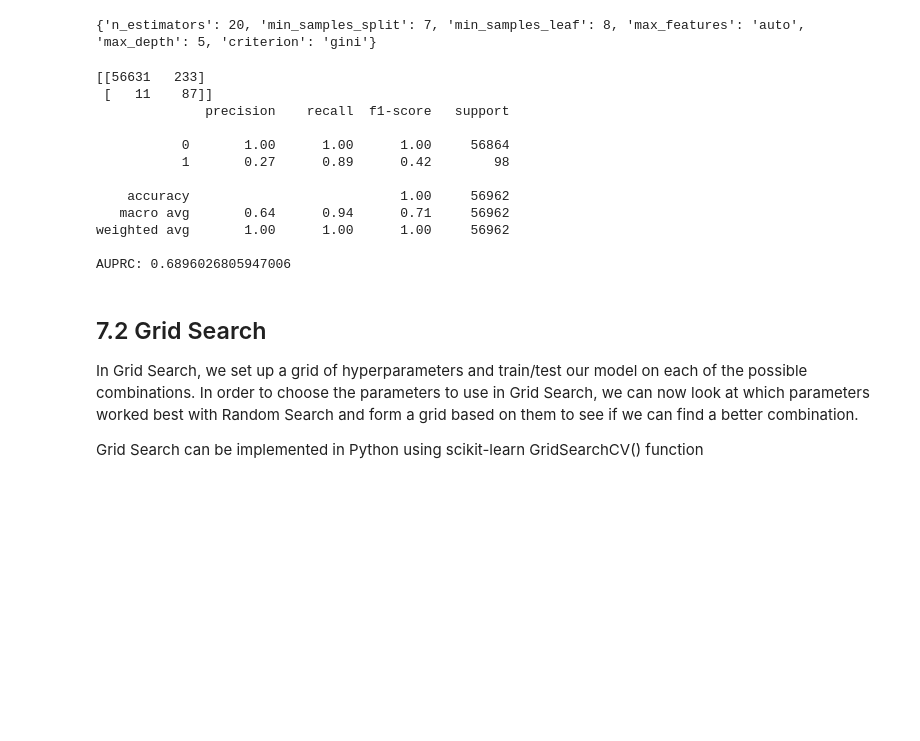
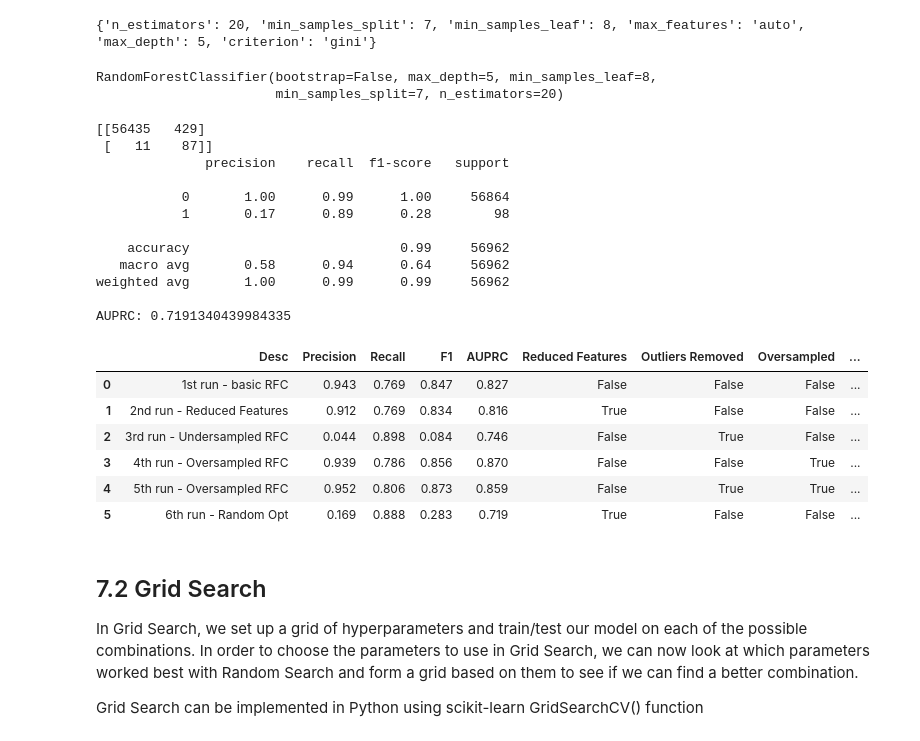
Before and after one commit to JonCrook/icl-ml-portfolio, a Jupyter notebook: Fraud_Detection.ipynb, the cells around one changed output. Drawn from its saved outputs; the diff is of its cells as text; code cells hidden in the pictures; blank space fills up the shorter version.

```diff
--- a/Fraud_Detection.ipynb
+++ b/Fraud_Detection.ipynb
@@ -1183,9 +1197,26 @@ weighted avg       1.00      1.00      1.00     56962
 print(model.best_params_)
 # %% [output]
 {'n_estimators': 20, 'min_samples_split': 7, 'min_samples_leaf': 8, 'max_features': 'auto', 'max_depth': 5, 'criterion': 'gini'}
+# %%
+# Initialise a model with the best params from the Random search
+best_params = {
+    'criterion': 'gini',
+    'n_estimators': 20,
+    'max_depth': 5,
+    'max_features': 'sqrt',
+    'min_samples_split': 7,
+    'min_samples_leaf': 8,
+    'bootstrap': False
+}
+
+clf = RandomForestClassifier(**best_params)
+clf.fit(X_train, y_train)
+# %% [output]
+RandomForestClassifier(bootstrap=False, max_depth=5, min_samples_leaf=8,
+                       min_samples_split=7, n_estimators=20)
 # %%
 # Run against the test dataset and record results
-cr, auprc = run_against_test(model.best_estimator_, X_test, y_test)
+cr, auprc = run_against_test(clf, X_test, y_test)
 
 add_to_results('6th run - Random Opt', cr, auprc,
                reduced_features = True,
@@ -1194,18 +1225,28 @@ add_to_results('6th run - Random Opt', cr, auprc,
                undersampled = False,
                hyperparam_opt = 'Random')
 # %% [output]
-[[56631   233]
+[[56435   429]
  [   11    87]]
               precision    recall  f1-score   support
 
-           0       1.00      1.00      1.00     56864
-           1       0.27      0.89      0.42        98
+           0       1.00      0.99      1.00     56864
+           1       0.17      0.89      0.28        98
 
-    accuracy                           1.00     56962
-   macro avg       0.64      0.94      0.71     56962
-weighted avg       1.00      1.00      1.00     56962
+    accuracy                           0.99     56962
+   macro avg       0.58      0.94      0.64     56962
+weighted avg       1.00      0.99      0.99     56962
 
-AUPRC: 0.6896026805947006
+AUPRC: 0.7191340439984335
+# %%
+results_df
+# %% [output]
+|  | Desc | Precision | Recall | F1 | AUPRC | Reduced Features | Outliers Removed | Oversampled | ... |
+| 0 | 1st run - basic RFC | 0.943 | 0.769 | 0.847 | 0.827 | False | False | False | ... |
+| 1 | 2nd run - Reduced Features | 0.912 | 0.769 | 0.834 | 0.816 | True | False | False | ... |
+| 2 | 3rd run - Undersampled RFC | 0.044 | 0.898 | 0.084 | 0.746 | False | True | False | ... |
+| 3 | 4th run - Oversampled RFC | 0.939 | 0.786 | 0.856 | 0.870 | False | False | True | ... |
+| 4 | 5th run - Oversampled RFC | 0.952 | 0.806 | 0.873 | 0.859 | False | True | True | ... |
+| 5 | 6th run - Random Opt | 0.169 | 0.888 | 0.283 | 0.719 | True | False | False | ... |
 # %% [markdown]
 ## 7.2 Grid Search
 
```
Also changed, not shown: parts of 38 cells of this notebook.
